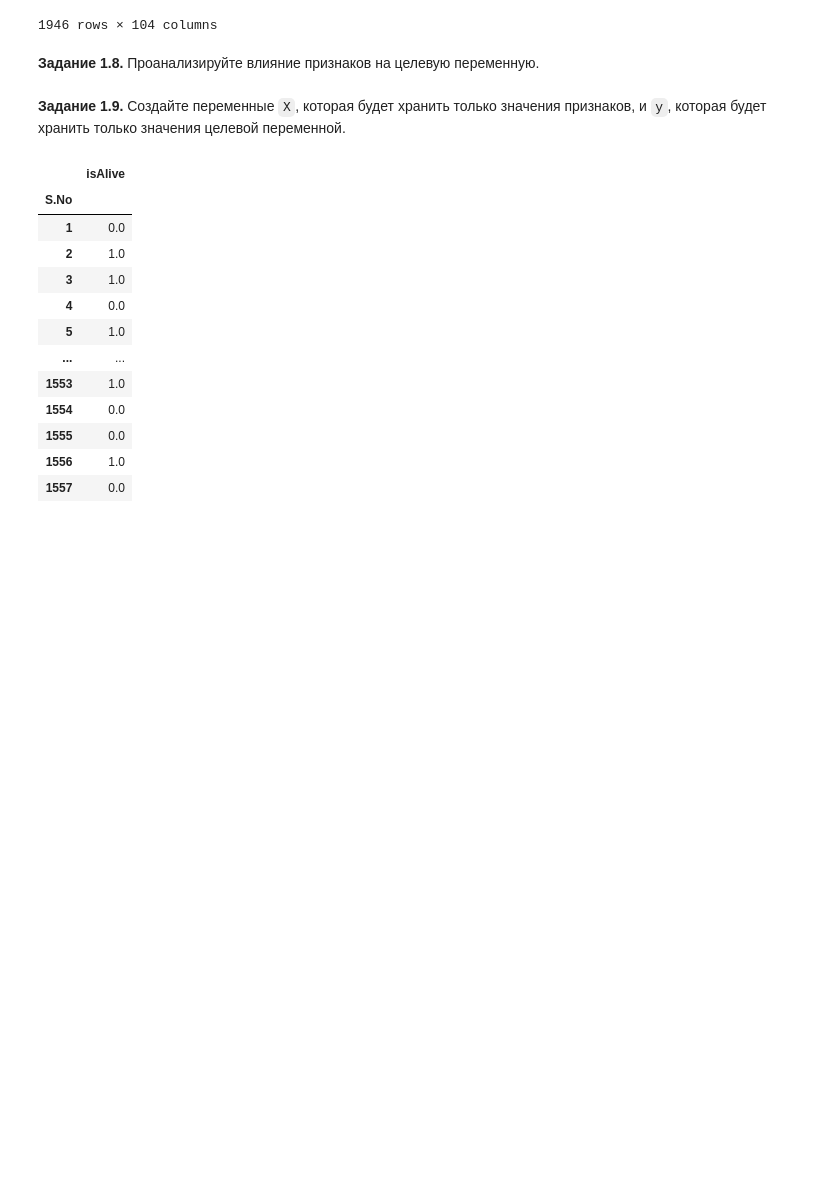
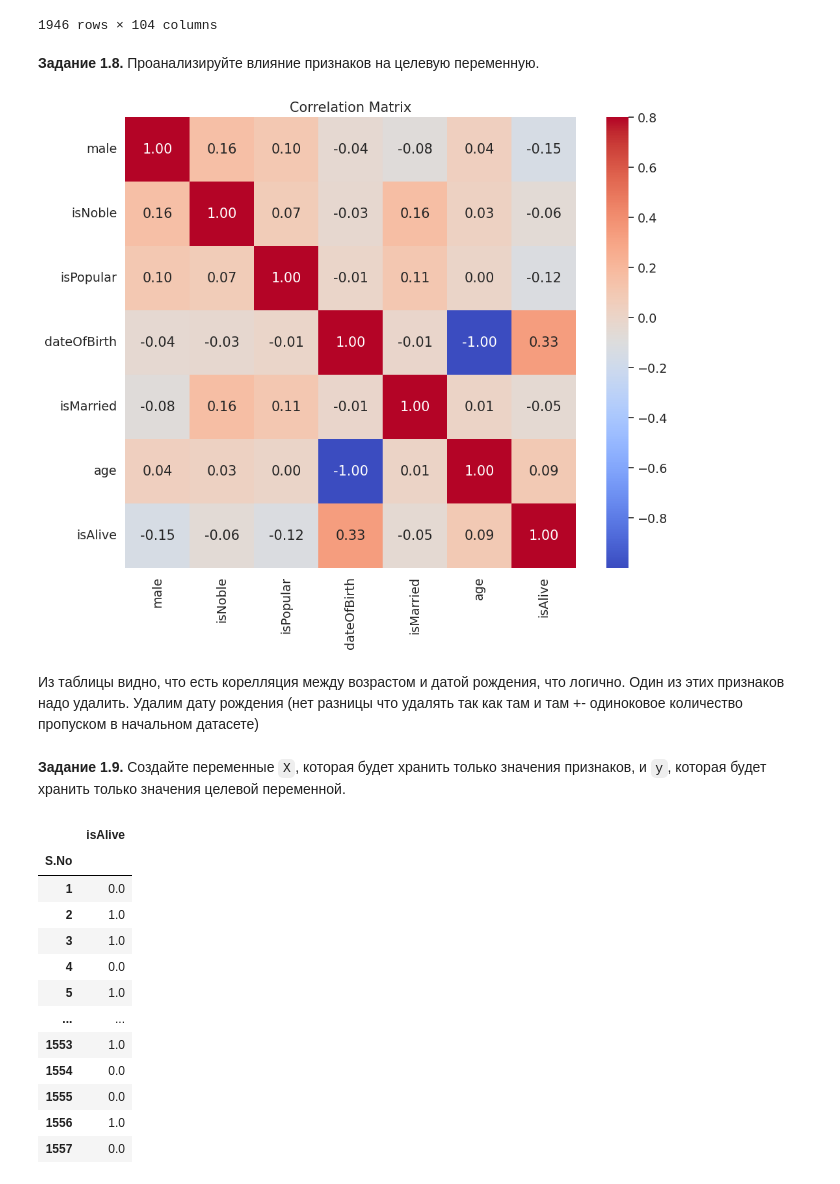
Before and after one commit to RedkinDenis/DeepLearning, a Jupyter notebook: week_01_ml_intro/Homework/hw_1_game_of_thrones.ipynb, the cells around one changed output. Drawn from its saved outputs; the diff is of its cells as text; code cells hidden in the pictures; blank space fills up the shorter version.

```diff
--- a/week_01_ml_intro/Homework/hw_1_game_of_thrones.ipynb
+++ b/week_01_ml_intro/Homework/hw_1_game_of_thrones.ipynb
@@ -308,3 +315,13 @@ data
+# %%
+corr_mat = data[['male', 'isNoble', 'isPopular', 'dateOfBirth', 'isMarried', 'age', 'isAlive']].corr()
+plt.figure(figsize=(12, 9))
+sns.heatmap(corr_mat, vmax=.8, square=True, annot=True, fmt='.2f', cmap='coolwarm', cbar=True)
+plt.title('Correlation Matrix')
+plt.show()
+# %% [output]
+[figure, added]
+# %% [markdown]
+Из таблицы видно, что есть корелляция между возрастом и датой рождения, что логично. Один из этих признаков надо удалить. Удалим дату рождения (нет разницы что удалять так как там и там +- одиноковое количество пропуском в начальном датасете)
 # %% [markdown]
 **Задание 1.9.** Создайте переменные `X`, которая будет хранить только значения признаков, и `y`, которая будет хранить только значения целевой переменной.
 # %%
```
Also changed, not shown: parts of 3 cells of this notebook.
